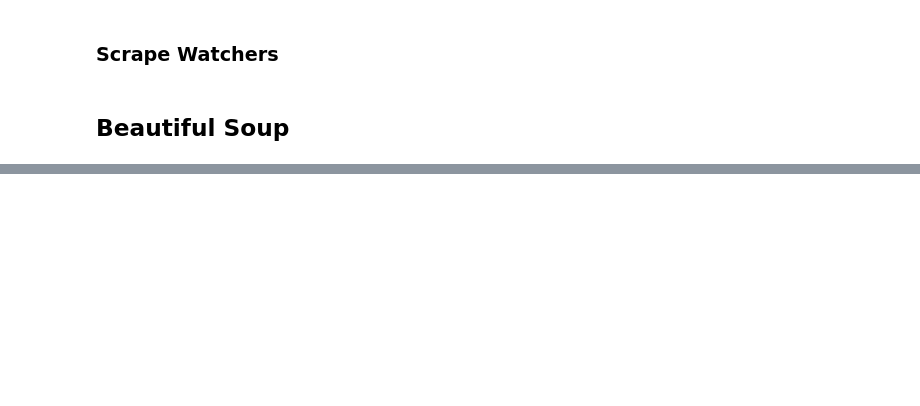
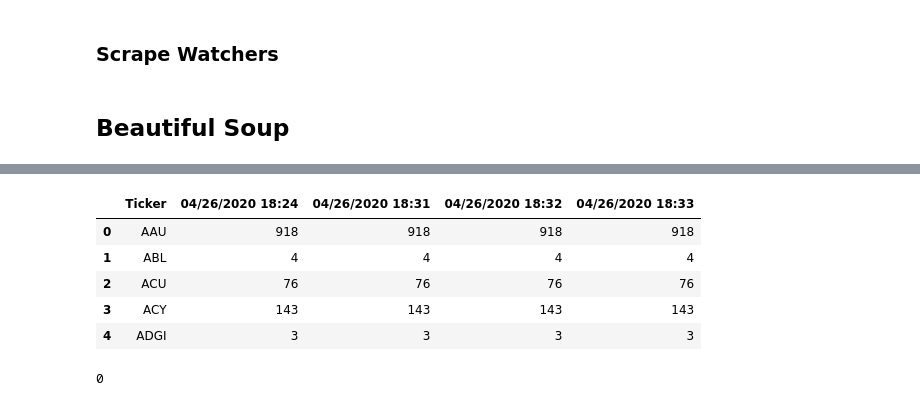
Before and after one commit to Landstein/Stocktwits-Sentiment-Analysis, a Jupyter notebook: Request Sentiment scrape.ipynb, the cells around one changed output, grey strips where cells are left out. Drawn from its saved outputs; the diff is of its cells as text; code cells hidden in the pictures; blank space fills up the shorter version.

```diff
--- a/Request Sentiment scrape.ipynb
+++ b/Request Sentiment scrape.ipynb
@@ -95,0 +239,13 @@ from bs4 import BeautifulSoup
+# %%
+df_test.head()
+# %% [output]
+|  | Ticker | 04/26/2020 18:24 | 04/26/2020 18:31 | 04/26/2020 18:32 | 04/26/2020 18:33 |
+| 0 | AAU | 918 | 918 | 918 | 918 |
+| 1 | ABL | 4 | 4 | 4 | 4 |
+| 2 | ACU | 76 | 76 | 76 | 76 |
+| 3 | ACY | 143 | 143 | 143 | 143 |
+| 4 | ADGI | 3 | 3 | 3 | 3 |
+# %%
+200 % 100
+# %% [output]
+0
```
Also changed, not shown: parts of 58 cells of this notebook, 1 other file.
